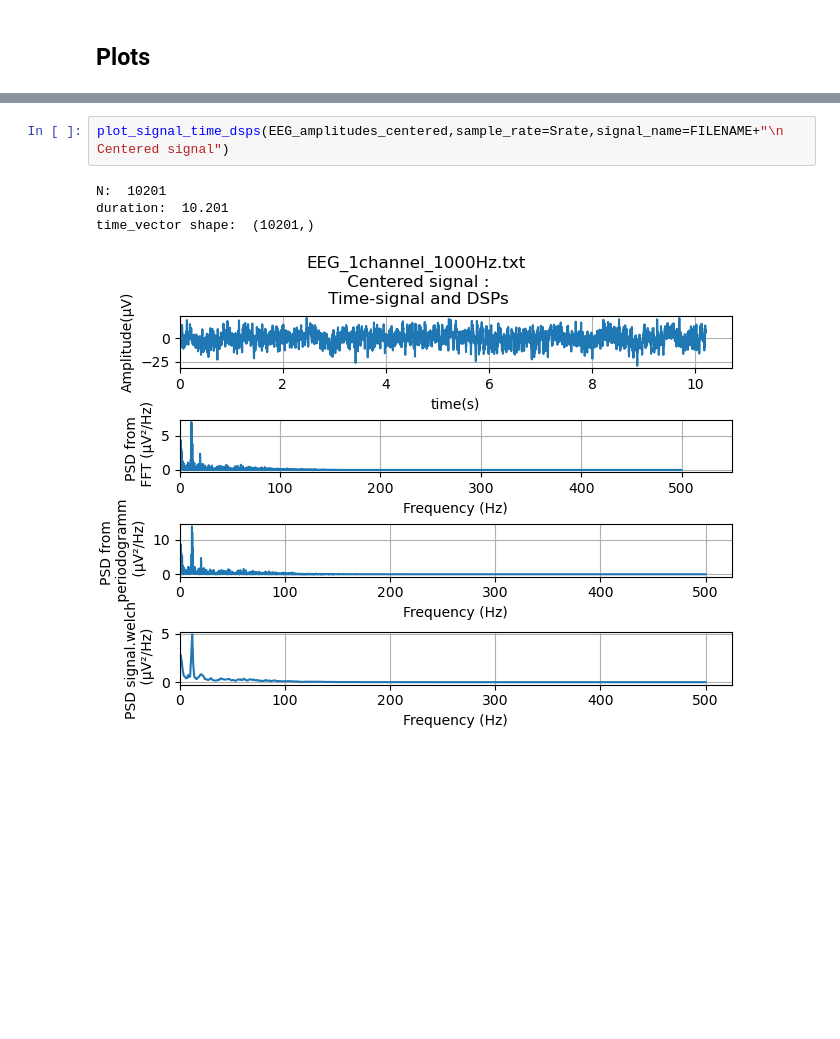
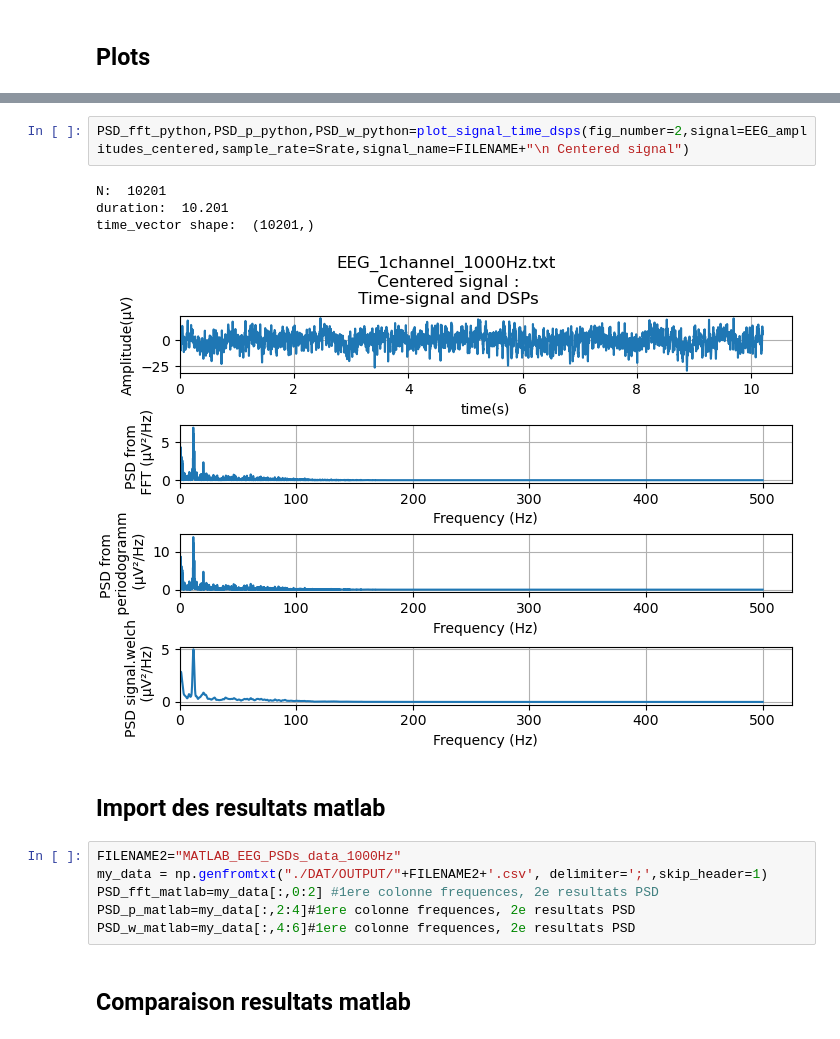
Before and after one commit to iwissemben/Stage_Signal_Physio, a Jupyter notebook: SRC/comparisons_1channel1000Hz.ipynb, the cells around one changed output, grey strips where cells are left out. Saved outputs shown, nothing was run; the diff lists cells and outputs as text; blank space fills up the shorter version.

```diff
--- a/SRC/comparisons_1channel1000Hz.ipynb
+++ b/SRC/comparisons_1channel1000Hz.ipynb
@@ -42,7 +42,17 @@ time_vector shape:  (10201,)
 # %%
-plot_signal_time_dsps(EEG_amplitudes_centered,sample_rate=Srate,signal_name=FILENAME+"\n Centered signal")
+PSD_fft_python,PSD_p_python,PSD_w_python=plot_signal_time_dsps(fig_number=2,signal=EEG_amplitudes_centered,sample_rate=Srate,signal_name=FILENAME+"\n Centered signal")
 # %% [output]
 N:  10201
 duration:  10.201
 time_vector shape:  (10201,)
-[figure, old version]
+[figure, new version]
+# %% [markdown]
+## Import des resultats matlab
+# %%
+FILENAME2="MATLAB_EEG_PSDs_data_1000Hz"
+my_data = np.genfromtxt("./DAT/OUTPUT/"+FILENAME2+'.csv', delimiter=';',skip_header=1)
+PSD_fft_matlab=my_data[:,0:2] #1ere colonne frequences, 2e resultats PSD
+PSD_p_matlab=my_data[:,2:4]#1ere colonne frequences, 2e resultats PSD
+PSD_w_matlab=my_data[:,4:6]#1ere colonne frequences, 2e resultats PSD
+# %% [markdown]
+## Comparaison resultats matlab
```
Also changed, not shown: parts of 8 cells of this notebook, 5 other files.
